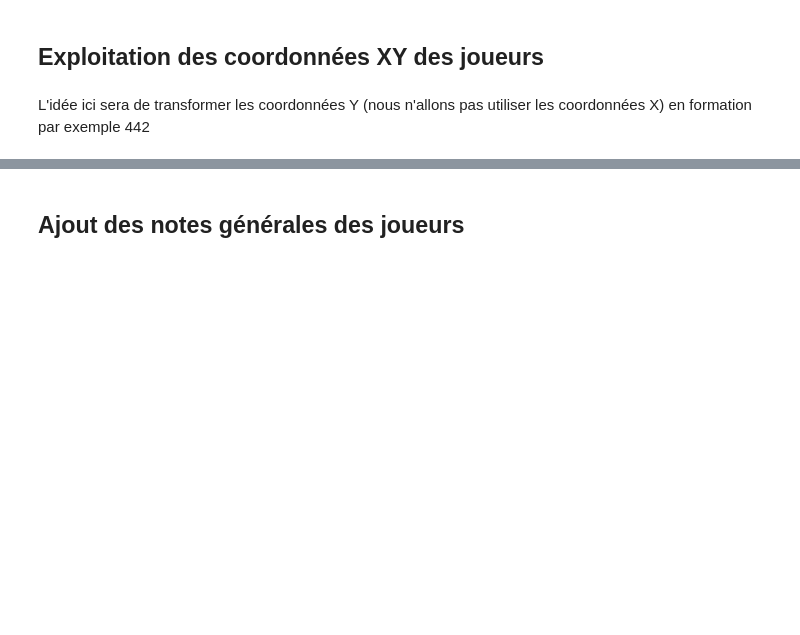
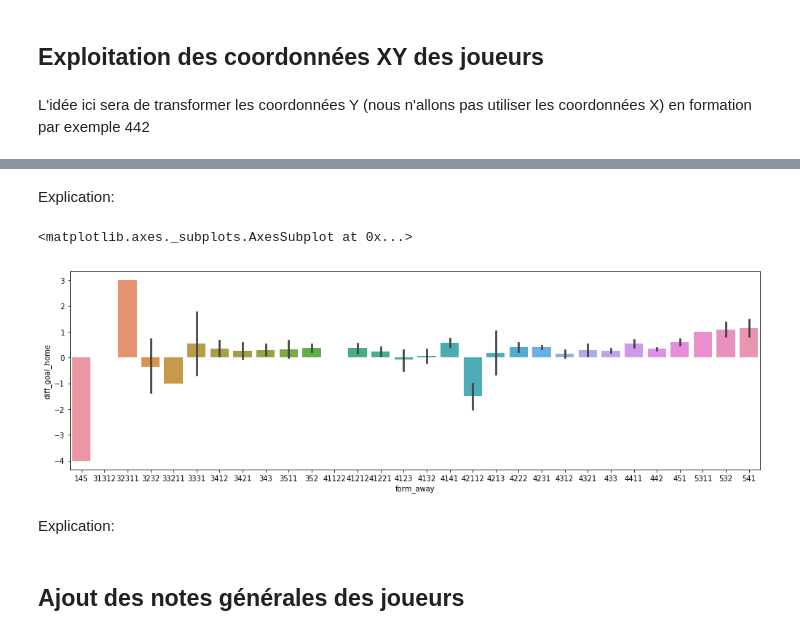
Before and after one commit to baudouinMartelee/Project_Football_Pred, a Jupyter notebook: notebooks/prepare.ipynb, the cells around one changed output, grey strips where cells are left out. Drawn from its saved outputs; the diff is of its cells as text; code cells hidden in the pictures; blank space fills up the shorter version.

```diff
--- a/notebooks/prepare.ipynb
+++ b/notebooks/prepare.ipynb
@@ -156,3 +167,13 @@ matchsTrainCopy.drop(matchsTrainCopy.select(lambda col: col.startswith('away_pla
+# %% [markdown]
+Explication:
+# %%
+plt.figure(figsize=(17,5))
+sns.barplot(x='form_away', y='diff_goal_home',data=matchsTrainCopy)
+# %% [output]
+<matplotlib.axes._subplots.AxesSubplot at 0x...>
+[figure, added]
+# %% [markdown]
+Explication:
 # %% [markdown]
 ## Ajout des notes générales des joueurs
 # %% [markdown]
```
Also changed, not shown: parts of 31 cells of this notebook, 8 other files.
